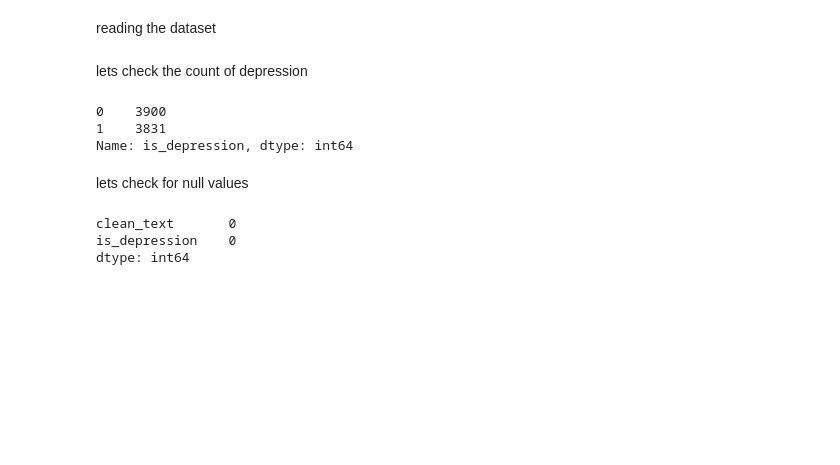
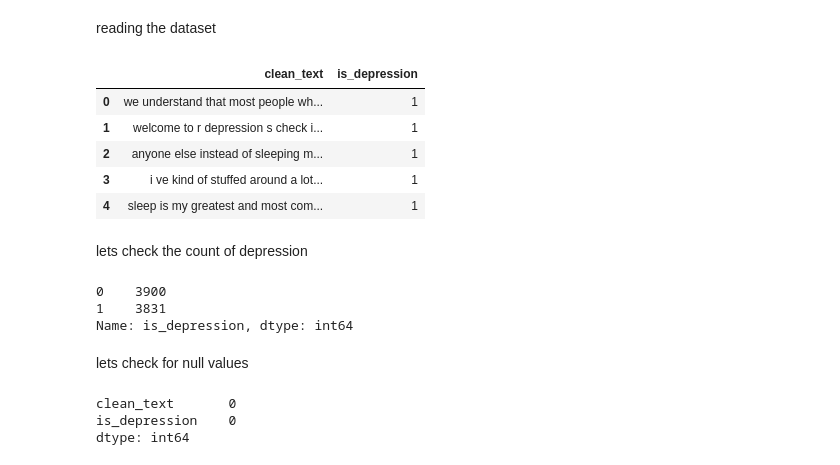
Before and after one commit to C-Kitching/Data-Science-Society, a Jupyter notebook: Data Science/Week 8 - Support Vector Machines/Week 8 - Support Vector Machines.ipynb, the cells around one changed output. Drawn from its saved outputs; the diff is of its cells as text; code cells hidden in the pictures; blank space fills up the shorter version.

```diff
--- a/Data Science/Week 8 - Support Vector Machines/Week 8 - Support Vector Machines.ipynb
+++ b/Data Science/Week 8 - Support Vector Machines/Week 8 - Support Vector Machines.ipynb
@@ -11,7 +6,15 @@ Saving depression_dataset_reddit_cleaned.csv to depression_dataset_reddit_cleane
 # %% [markdown]
 reading the dataset
 # %%
-df=pd.read_csv("depression_dataset_reddit_cleaned.csv")
+df = pd.read_csv("depression_dataset_reddit_cleaned.csv")
+df.head()
+# %% [output]
+|  | clean_text | is_depression |
+| 0 | we understand that most people wh... | 1 |
+| 1 | welcome to r depression s check i... | 1 |
+| 2 | anyone else instead of sleeping m... | 1 |
+| 3 | i ve kind of stuffed around a lot... | 1 |
+| 4 | sleep is my greatest and most com... | 1 |
 # %% [markdown]
 lets check the count of depression
 # %%
```
Also changed, not shown: parts of 19 cells of this notebook.
